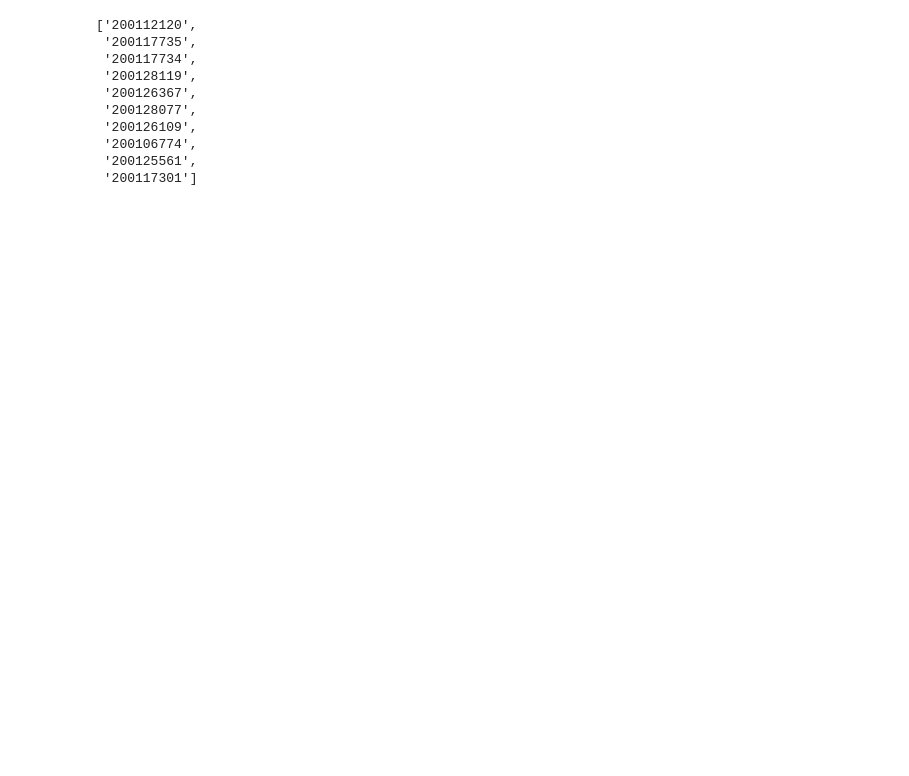
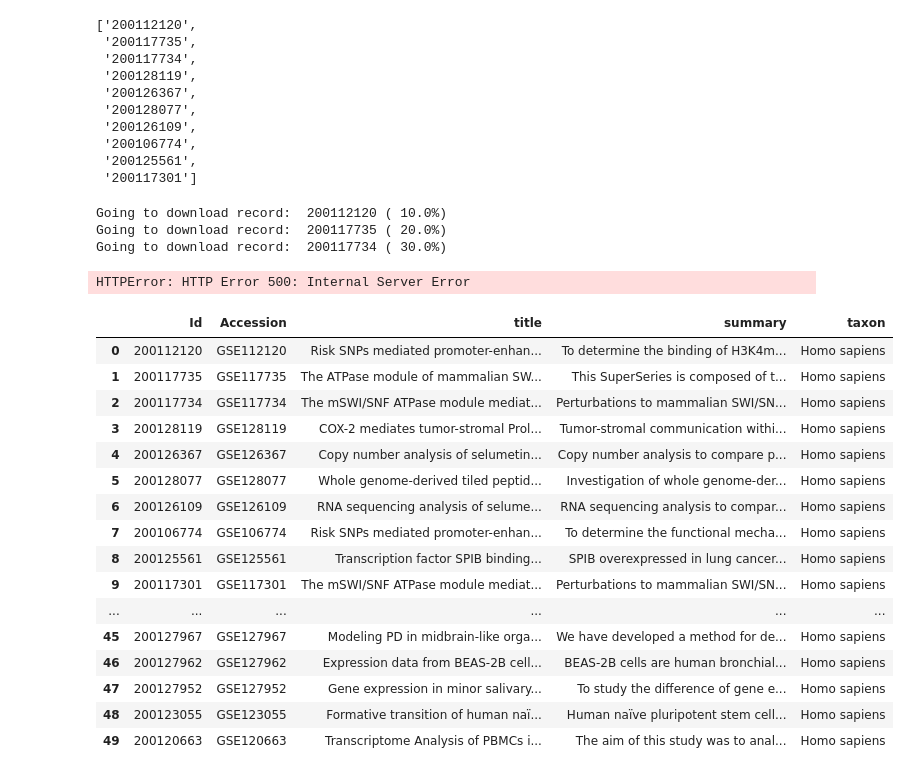
Before and after one commit to karlo0/AstraZeneca-S2DS, a Jupyter notebook: BioPython_Luis.ipynb, the cells around one changed output. Cells and saved outputs as stored; diff of their text form; code cells hidden in the pictures; blank space fills up the shorter version.

```diff
--- a/BioPython_Luis.ipynb
+++ b/BioPython_Luis.ipynb
@@ -262,0 +246,71 @@ out_handle.close()
+# %%
+filename = 'test_1000.csv'
+
+# Open csv-target file
+with open(filename, 'w') as opened_file:
+
+    # write with writer
+    csvwriter = csv.writer(opened_file)
+
+    # Set fieldnames
+#     fieldnames = ['Item', 'Id', 'Accession', 'GDS', 'title',
+#           'summary', 'GPL', 'GSE', 'taxon', 'entryType', 'gdsType',
+#           'ptechType', 'valType', 'SSInfo', 'subsetInfo', 'PDAT',
+#           'suppFile', 'Samples', 'Relations', 'ExtRelations',
+#           'n_samples', 'SeriesTitle', 'PlatformTitle', 'PlatformTaxa',
+#           'SamplesTaxa', 'PubMedIds', 'Projects', 'FTPLink', 'GEO2R']
+    fieldnames = ['Id', 'Accession', 'title', 'summary', 'taxon']
+
+    # Print fildnames
+    csvwriter.writerow(fieldnames)
+
+    # Begin retrieval
+    for i, e_id in enumerate(idlist):
+
+        # Echo info
+        print("Going to download record: {:10.0f} ({:5.1f}%)".format(int(e_id), (i+1)/read_count*100))
+
+        # Get Summary
+        handle = Entrez.esummary(db="gds", id=e_id)
+
+        # Read handle
+        data = Entrez.read(handle)
+
+        # Define list for things to print
+        list_to_print = list()
+
+        # Iterate over fieldnames
+        for name in fieldnames:
+            list_to_print.append(data[0][name])
+
+        # Print the line
+        csvwriter.writerow(list_to_print)
+
+        # Close handle
+        handle.close()
+# %% [output]
+Going to download record:  200112120 ( 10.0%)
+Going to download record:  200117735 ( 20.0%)
+Going to download record:  200117734 ( 30.0%)
+HTTPError: HTTP Error 500: Internal Server Error
+# %%
+# Read to DataFrame
+pd.read_csv(filename, sep=',', header=[0], error_bad_lines=False)
+# %% [output]
+|  | Id | Accession | title | summary | taxon |
+| 0 | 200112120 | GSE112120 | Risk SNPs mediated promoter-enhan... | To determine the binding of H3K4m... | Homo sapiens |
+| 1 | 200117735 | GSE117735 | The ATPase module of mammalian SW... | This SuperSeries is composed of t... | Homo sapiens |
+| 2 | 200117734 | GSE117734 | The mSWI/SNF ATPase module mediat... | Perturbations to mammalian SWI/SN... | Homo sapiens |
+| 3 | 200128119 | GSE128119 | COX-2 mediates tumor-stromal Prol... | Tumor-stromal communication withi... | Homo sapiens |
+| 4 | 200126367 | GSE126367 | Copy number analysis of selumetin... | Copy number analysis to compare p... | Homo sapiens |
+| 5 | 200128077 | GSE128077 | Whole genome-derived tiled peptid... | Investigation of whole genome-der... | Homo sapiens |
+| 6 | 200126109 | GSE126109 | RNA sequencing analysis of selume... | RNA sequencing analysis to compar... | Homo sapiens |
+| 7 | 200106774 | GSE106774 | Risk SNPs mediated promoter-enhan... | To determine the functional mecha... | Homo sapiens |
+| 8 | 200125561 | GSE125561 | Transcription factor SPIB binding... | SPIB overexpressed in lung cancer... | Homo sapiens |
+| 9 | 200117301 | GSE117301 | The mSWI/SNF ATPase module mediat... | Perturbations to mammalian SWI/SN... | Homo sapiens |
+| ... | ... | ... | ... | ... | ... |
+| 45 | 200127967 | GSE127967 | Modeling PD in midbrain-like orga... | We have developed a method for de... | Homo sapiens |
+| 46 | 200127962 | GSE127962 | Expression data from BEAS-2B cell... | BEAS-2B cells are human bronchial... | Homo sapiens |
+| 47 | 200127952 | GSE127952 | Gene expression in minor salivary... | To study the difference of gene e... | Homo sapiens |
+| 48 | 200123055 | GSE123055 | Formative transition of human naï... | Human naïve pluripotent stem cell... | Homo sapiens |
+| 49 | 200120663 | GSE120663 | Transcriptome Analysis of PBMCs i... | The aim of this study was to anal... | Homo sapiens |
```
Also changed, not shown: parts of 6 cells of this notebook, 1 other file.
